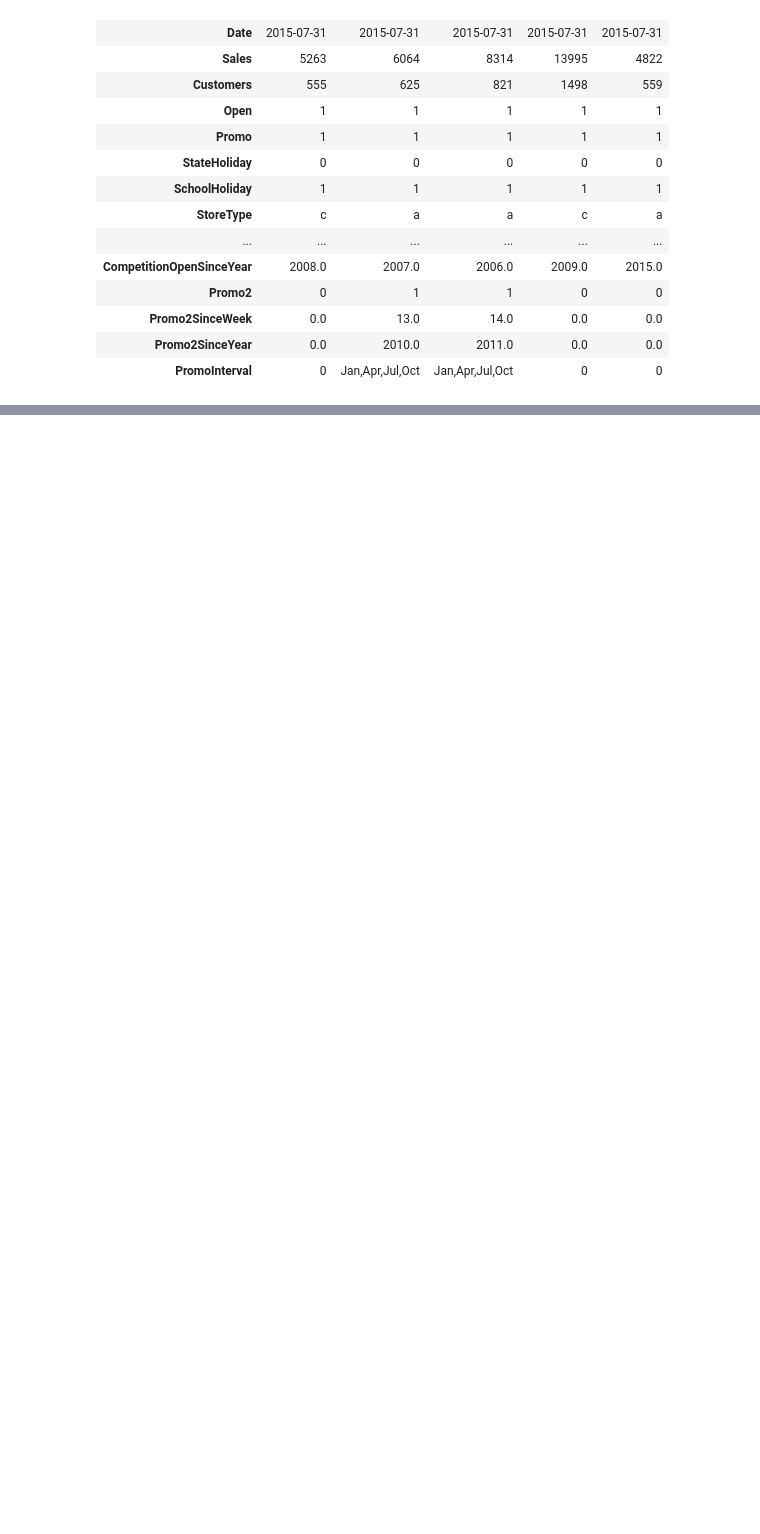
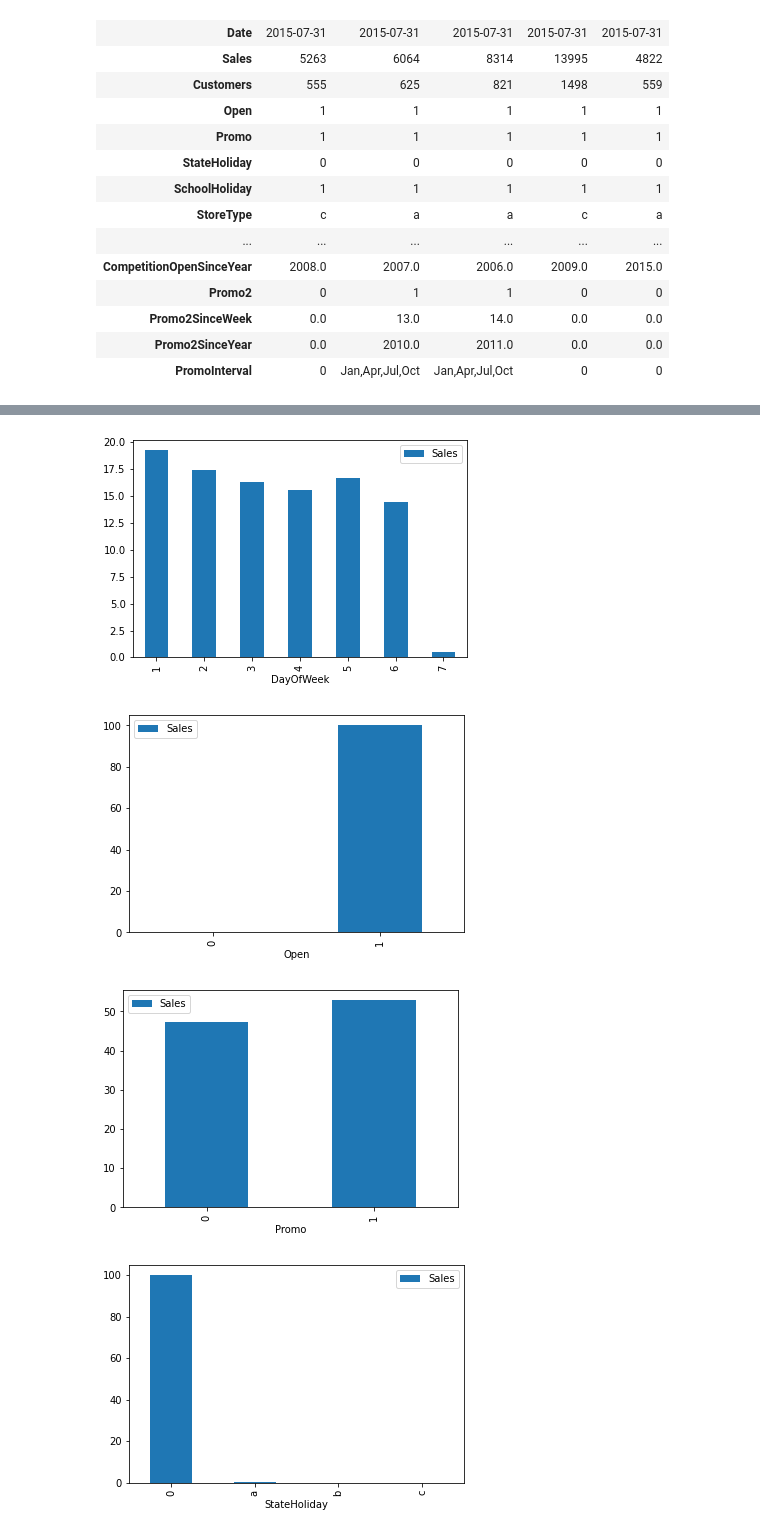
Before and after one commit to ArunPrasath1205/Retail-Sales-Prediction-ML-Project, a Jupyter notebook: Rossmann_Sales_Prediction_AP_Capstone_Project.ipynb, the cells around one changed output, grey strips where cells are left out. Cells and saved outputs as stored; diff of their text form; code cells hidden in the pictures; blank space fills up the shorter version.

```diff
--- a/Rossmann_Sales_Prediction_AP_Capstone_Project.ipynb
+++ b/Rossmann_Sales_Prediction_AP_Capstone_Project.ipynb
@@ -355,0 +369,7 @@ df.head().T
+# %%
+categorical_features = []
+for i in df.columns:
+  a = df[i].value_counts()
+  if len(a) < 600:
+    categorical_features.append(i)
+print(categorical_features)
@@ -355,0 +420,2 @@ df.head().T
+# %%
+df["StateHoliday"].replace({"0":0}, inplace = True)
@@ -355,0 +448,7 @@ df.head().T
+# %%
+df["Date"] = df["Date"].astype(np.datetime64)
+# %%
+df["Year"] = df["Date"].dt.year
+df["month"] = df["Date"].dt.month
+df["dayofyear"] = df["Date"].dt.dayofyear
+df["weekofyear"] = df["Date"].dt.weekofyear
@@ -355,0 +475,11 @@ df.head().T
+# %%
+for i in categorical_features:
+  a = round(df["Sales"].groupby(df[i]).sum()/df["Sales"].sum() * 100, 2)
+  b = pd.DataFrame(a)
+  b.plot.bar()
+plt.show()
+# %% [output]
+[figure, added]
+[figure, added]
+[figure, added]
+[figure, added]
```
Also changed, not shown: parts of 18 cells of this notebook.
